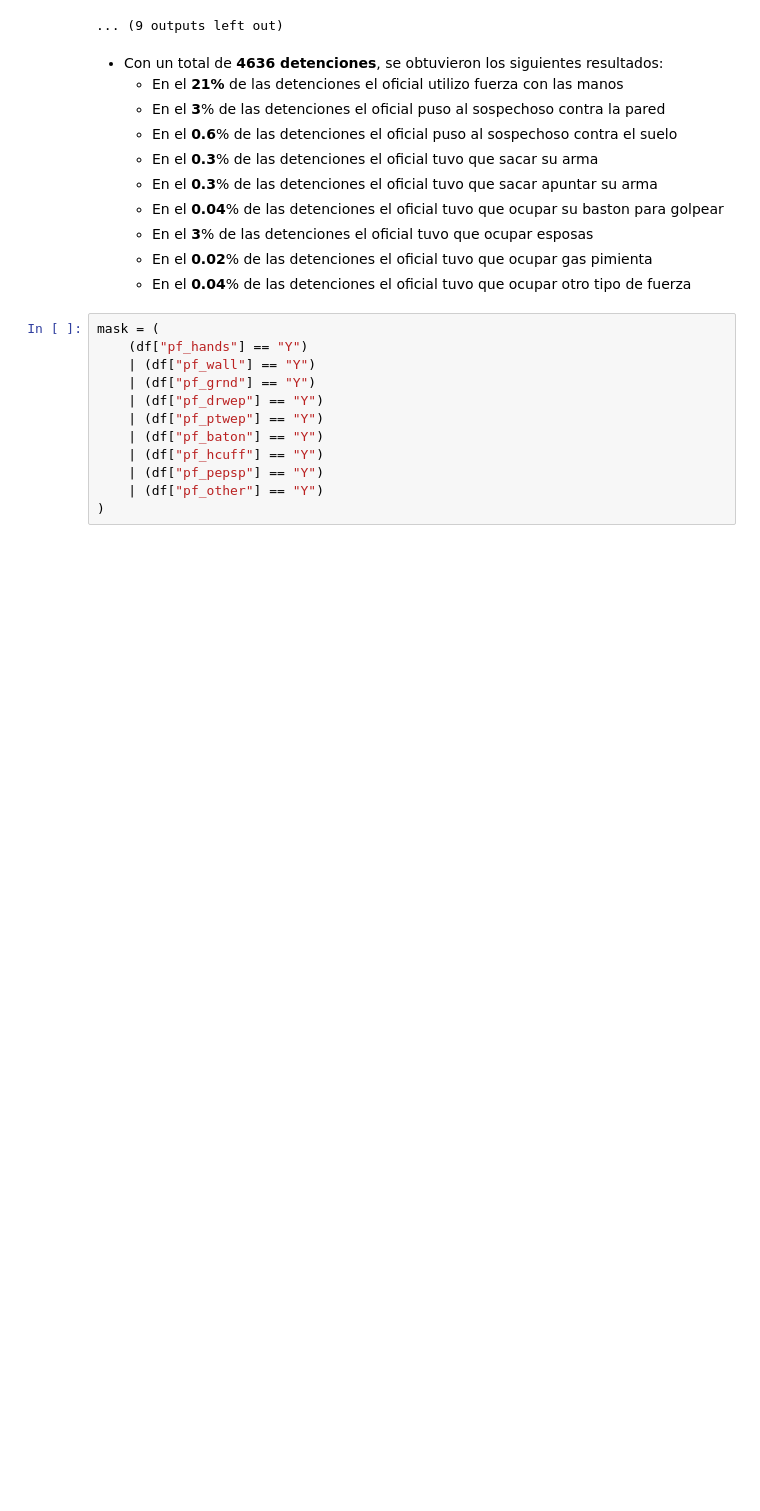
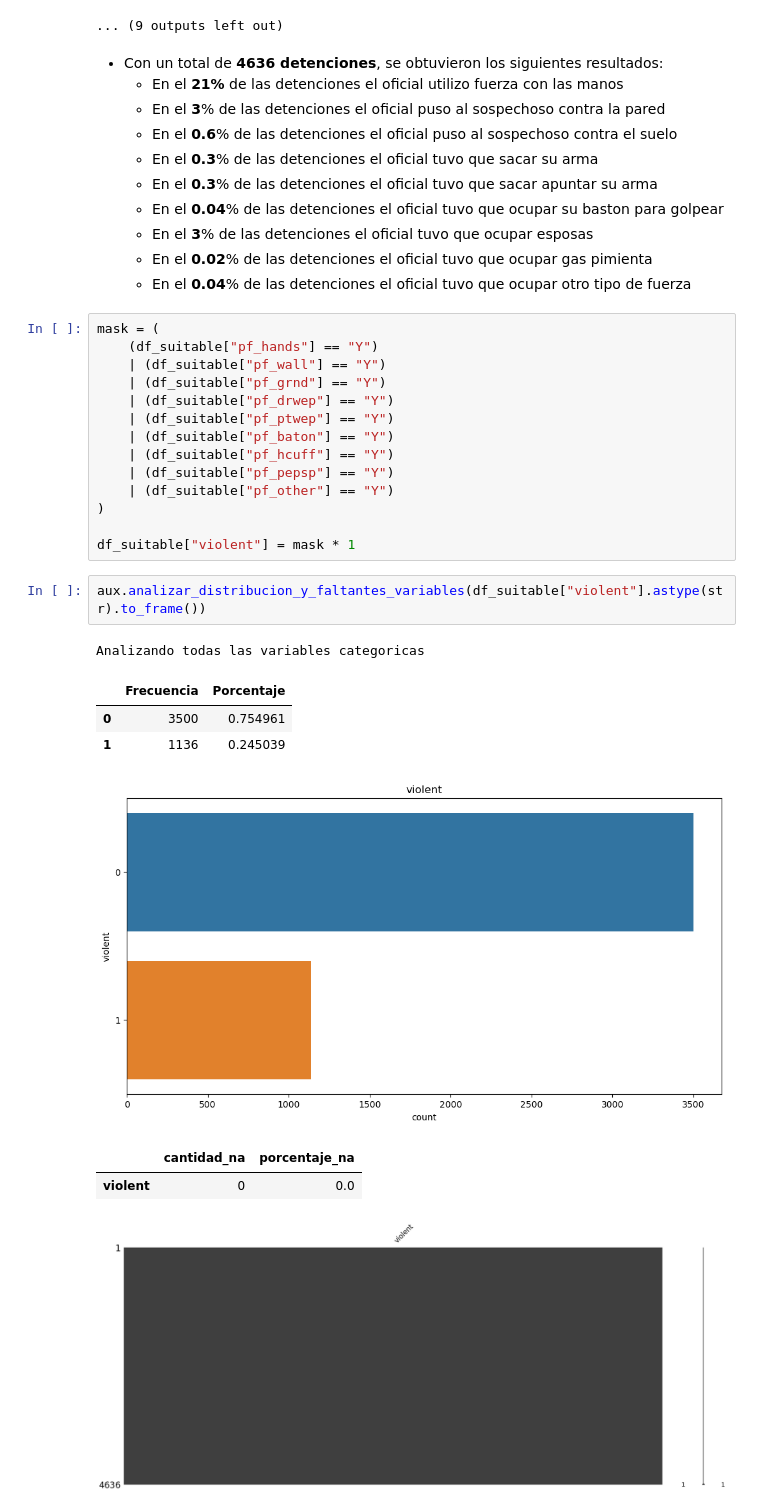
Before and after one commit to JavierRojas14/personal, a Jupyter notebook: G56/machine-learning/prueba/prueba_2/hito_1/javierrojas-prueba-2-hito-1.ipynb, the cells around one changed output. Cells and saved outputs as stored; diff of their text form; blank space fills up the shorter version.

Commit message:
Preprocesa el vector objetivo violent

```diff
--- a/G56/machine-learning/prueba/prueba_2/hito_1/javierrojas-prueba-2-hito-1.ipynb
+++ b/G56/machine-learning/prueba/prueba_2/hito_1/javierrojas-prueba-2-hito-1.ipynb
@@ -439,13 +439,26 @@ Analizando todas las variables categoricas
     - En el **0.04**% de las detenciones el oficial tuvo que ocupar otro tipo de fuerza
 # %%
 mask = (
-    (df["pf_hands"] == "Y")
-    | (df["pf_wall"] == "Y")
-    | (df["pf_grnd"] == "Y")
-    | (df["pf_drwep"] == "Y")
-    | (df["pf_ptwep"] == "Y")
-    | (df["pf_baton"] == "Y")
-    | (df["pf_hcuff"] == "Y")
-    | (df["pf_pepsp"] == "Y")
-    | (df["pf_other"] == "Y")
+    (df_suitable["pf_hands"] == "Y")
+    | (df_suitable["pf_wall"] == "Y")
+    | (df_suitable["pf_grnd"] == "Y")
+    | (df_suitable["pf_drwep"] == "Y")
+    | (df_suitable["pf_ptwep"] == "Y")
+    | (df_suitable["pf_baton"] == "Y")
+    | (df_suitable["pf_hcuff"] == "Y")
+    | (df_suitable["pf_pepsp"] == "Y")
+    | (df_suitable["pf_other"] == "Y")
 )
+
+df_suitable["violent"] = mask * 1
+# %%
+aux.analizar_distribucion_y_faltantes_variables(df_suitable["violent"].astype(str).to_frame())
+# %% [output]
+Analizando todas las variables categoricas
+|  | Frecuencia | Porcentaje |
+| 0 | 3500 | 0.754961 |
+| 1 | 1136 | 0.245039 |
+[figure, added]
+|  | cantidad_na | porcentaje_na |
+| violent | 0 | 0.0 |
+[figure, added]
```
Also changed, not shown: parts of 1 cell of this notebook.
